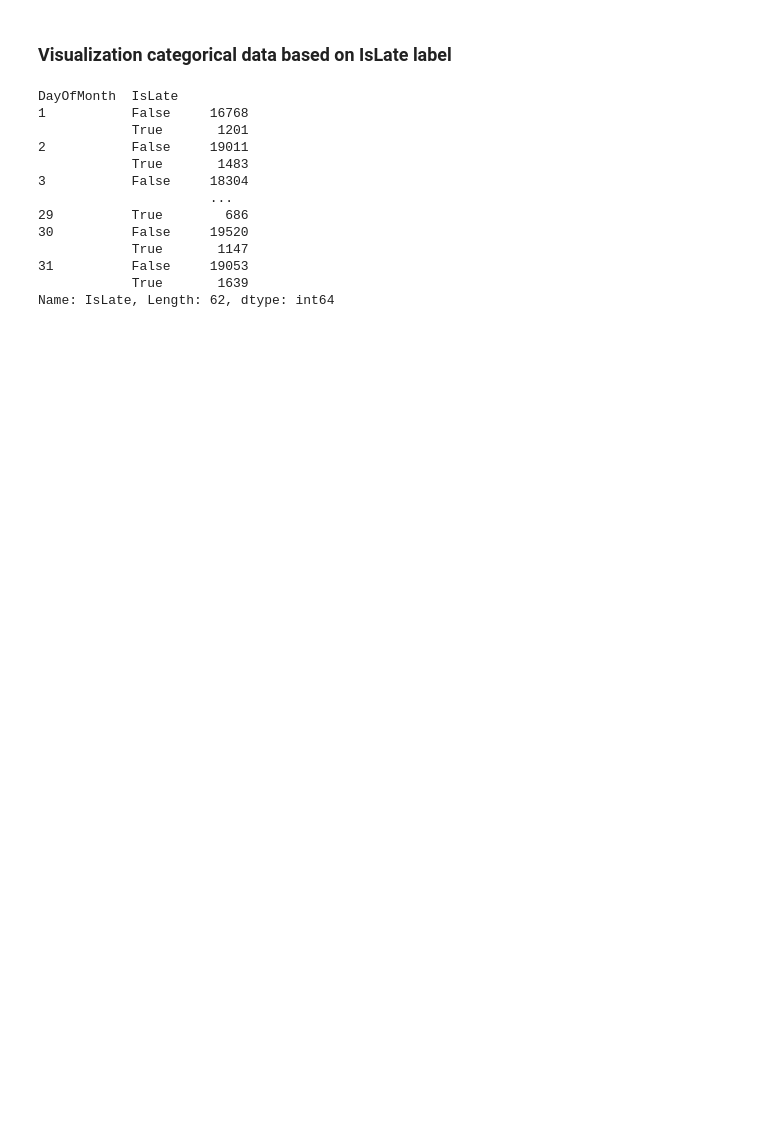
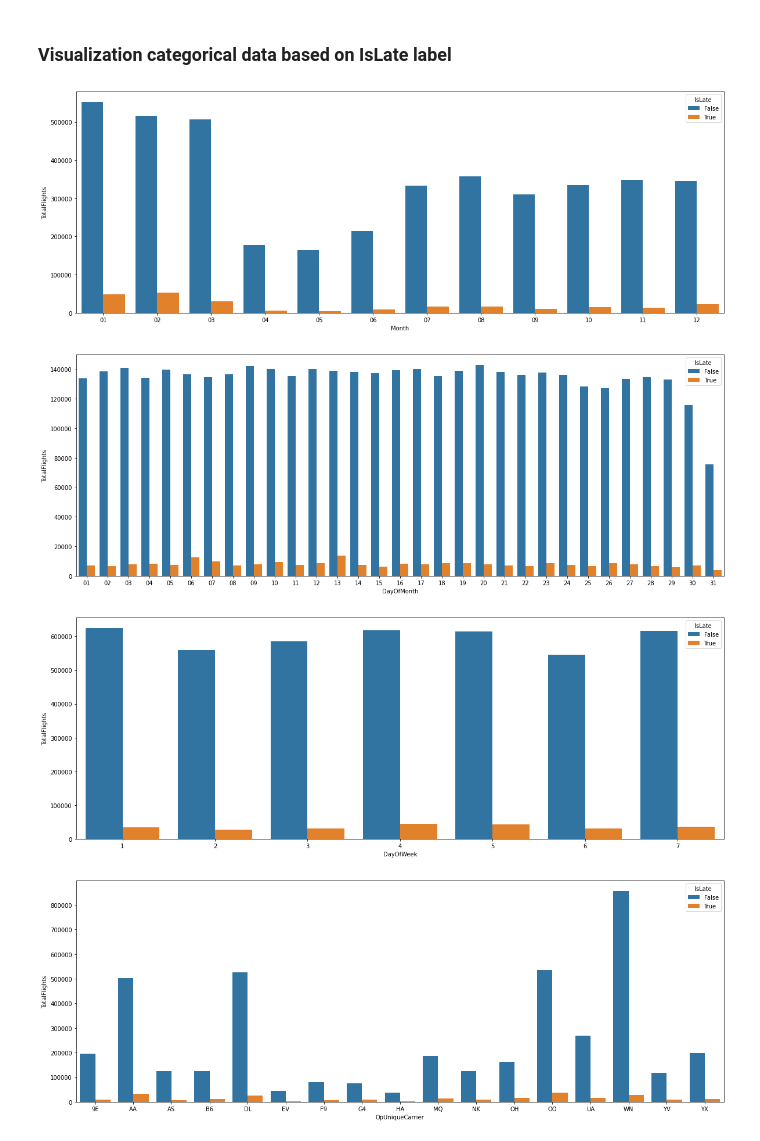
Before and after one commit to tailtq/ml-learning, a Jupyter notebook: ml-08/04_airline_delay_causes.ipynb, the cells around one changed output. Saved outputs shown, nothing was run; the diff lists cells and outputs as text; code cells hidden in the pictures; blank space fills up the shorter version.

```diff
--- a/ml-08/04_airline_delay_causes.ipynb
+++ b/ml-08/04_airline_delay_causes.ipynb
@@ -298,19 +262,50 @@ CrsElapsedTime
 # %% [markdown]
 ### Visualization categorical data based on IsLate label
-# %%
-# Year, Month, DayOfMonth, DayOfWeek, OpUniqueCarrier, TailNum, OpCarrierFlNum, Origin, Dest, CrsDepTime, DepTime, CrsArrTime, Diverted
-df.groupby("DayOfMonth")["IsLate"].value_counts()
-# %% [output]
-DayOfMonth  IsLate
-1           False     16768
-            True       1201
-2           False     19011
-            True       1483
-3           False     18304
-                      ...
-29          True        686
-30          False     19520
-            True       1147
-31          False     19053
-            True       1639
-Name: IsLate, Length: 62, dtype: int64
+# %%
+def split_hour(date):
+    return date[:2]
+
+
+def split_min(date):
+    return date[2:4]
+
+
+def add_prefix_to_date(day):
+    if len(day) == 1:
+        return f"0{day}"
+
+    return day
+
+
+df["CrsDepTime_Hour"] = df["CrsDepTime"].apply(split_hour)
+df["CrsDepTime_Min"] = df["CrsDepTime"].apply(split_min)
+df["DepTime_Hour"] = df["DepTime"].apply(split_hour)
+df["DepTime_Min"] = df["DepTime"].apply(split_min)
+df["CrsArrTime_Hour"] = df["CrsArrTime"].apply(split_hour)
+df["CrsArrTime_Min"] = df["CrsArrTime"].apply(split_min)
+
+df["Month"] = df["Month"].apply(add_prefix_to_date)
+df["DayOfMonth"] = df["DayOfMonth"].apply(add_prefix_to_date)
+
+# df = df.drop(["CrsDepTime", "CrsArrTime"], axis=1)
+# %%
+for column in ["Month", "DayOfMonth", "DayOfWeek", "OpUniqueCarrier", "CrsDepTime_Hour", "DepTime_Hour", "CrsArrTime_Hour"]:
+#     "Origin", "Dest",
+# for column in ["OpUniqueCarrier", "Origin", "Dest"]:
+    # Year, Month, DayOfMonth, DayOfWeek, OpUniqueCarrier, TailNum, OpCarrierFlNum, Origin, Dest, CrsDepTime, DepTime, CrsArrTime, Diverted
+    visualize = df.groupby(column)["IsLate"].value_counts().to_frame()
+    visualize["TotalFlights"] = df.groupby(column)["IsLate"].value_counts().values
+    visualize = visualize.drop(["IsLate"], axis=1).reset_index()
+
+    if len(visualize) // 2 > 31:
+        print(len(visualize) // 2)
+        plt.figure(figsize=(15, 60))
+        sns.barplot(x="TotalFlights", hue="IsLate", y=column, data=visualize, orient="h");
+    else:
+        plt.figure(figsize=(20, 7))
+        sns.barplot(x=column, hue="IsLate", y="TotalFlights", data=visualize);
+# %% [output]
+[figure, added]
+[figure, added]
+[figure, added]
+[figure, added]
```
Also changed, not shown: parts of 25 cells of this notebook, 2 other files.
